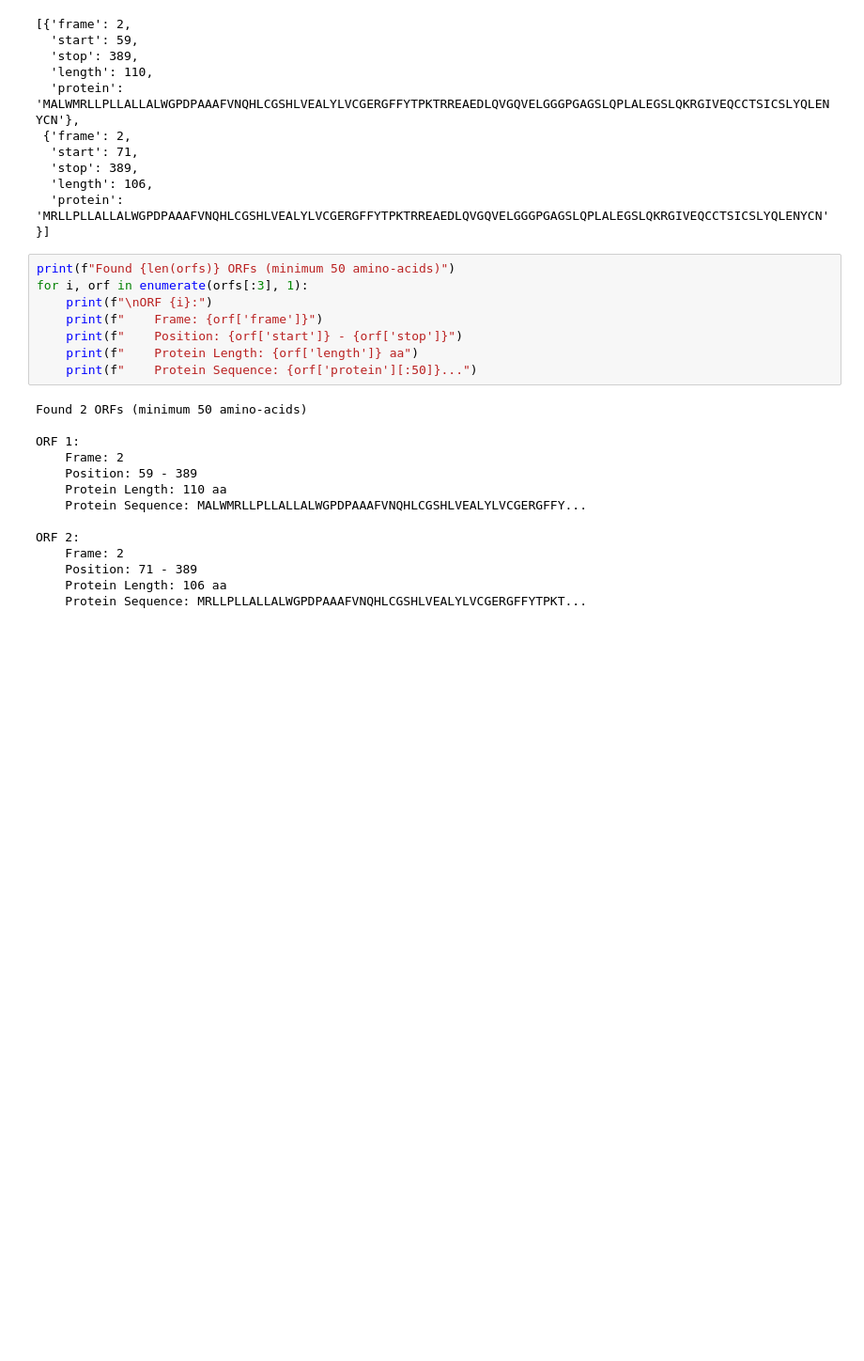
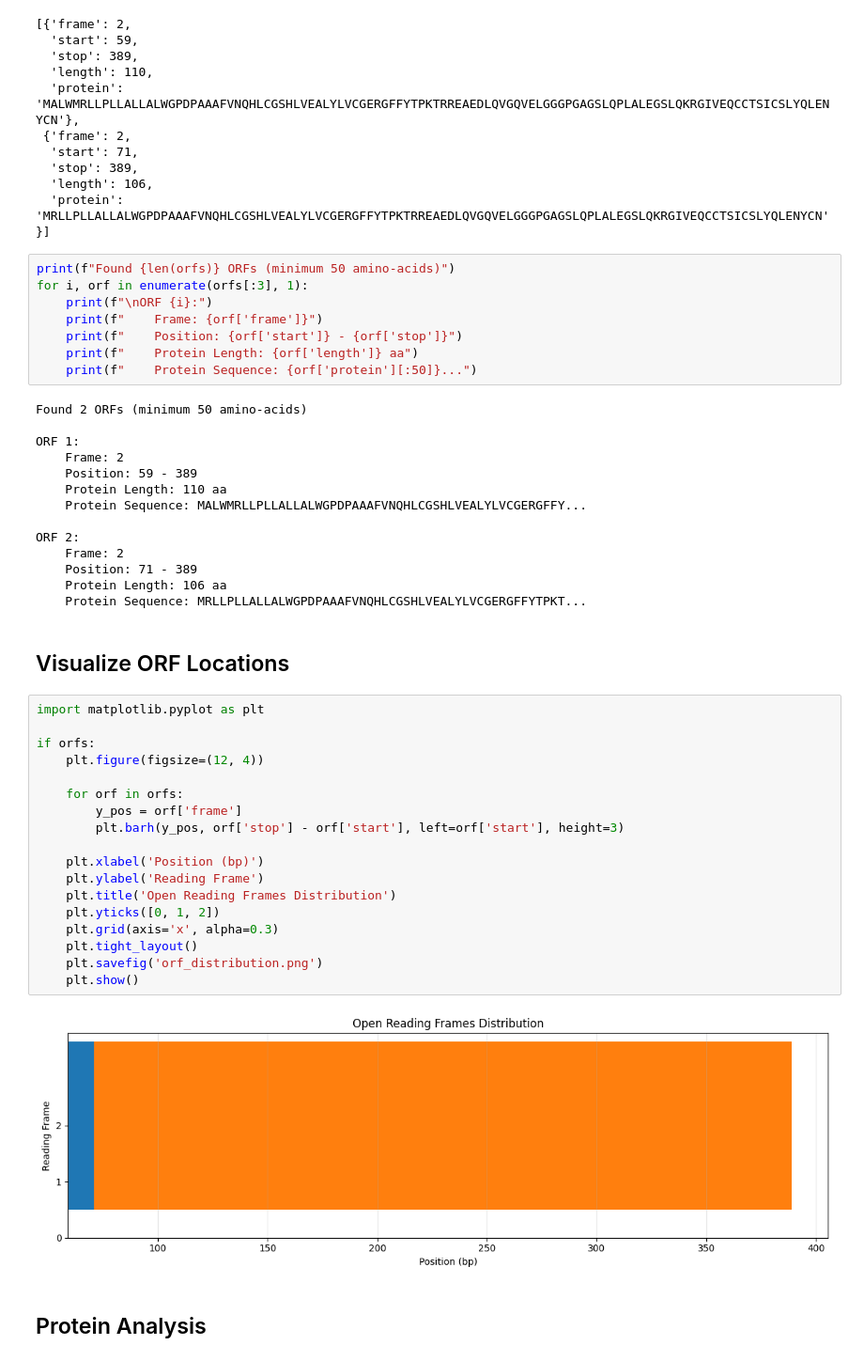
Before and after one commit to Shresht7/BioPy, a Jupyter notebook: Projects/01_Analysing_DNA_Sequences_and_Finding_Protein_Coding_Regions/Analysing_DNA_Sequences_and_Finding_Protein_Coding_Regions.ipynb, the cells around one changed output. Shown at 94% size. Saved outputs shown, nothing was run; the diff lists cells and outputs as text; blank space fills up the shorter version.

Commit message:
Visualize ORFs and Protein Analysis

```diff
--- a/Projects/01_Analysing_DNA_Sequences_and_Finding_Protein_Coding_Regions/Analysing_DNA_Sequences_and_Finding_Protein_Coding_Regions.ipynb
+++ b/Projects/01_Analysing_DNA_Sequences_and_Finding_Protein_Coding_Regions/Analysing_DNA_Sequences_and_Finding_Protein_Coding_Regions.ipynb
@@ -166,3 +166,27 @@ ORF 2:
     Position: 71 - 389
     Protein Length: 106 aa
     Protein Sequence: MRLLPLLALLALWGPDPAAAFVNQHLCGSHLVEALYLVCGERGFFYTPKT...
+# %% [markdown]
+## Visualize ORF Locations
+# %%
+import matplotlib.pyplot as plt
+
+if orfs:
+    plt.figure(figsize=(12, 4))
+
+    for orf in orfs:
+        y_pos = orf['frame']
+        plt.barh(y_pos, orf['stop'] - orf['start'], left=orf['start'], height=3)
+
+    plt.xlabel('Position (bp)')
+    plt.ylabel('Reading Frame')
+    plt.title('Open Reading Frames Distribution')
+    plt.yticks([0, 1, 2])
+    plt.grid(axis='x', alpha=0.3)
+    plt.tight_layout()
+    plt.savefig('orf_distribution.png')
+    plt.show()
+# %% [output]
+[figure, added]
+# %% [markdown]
+## Protein Analysis
```
Also changed, not shown: parts of 3 cells of this notebook, 2 other files.
